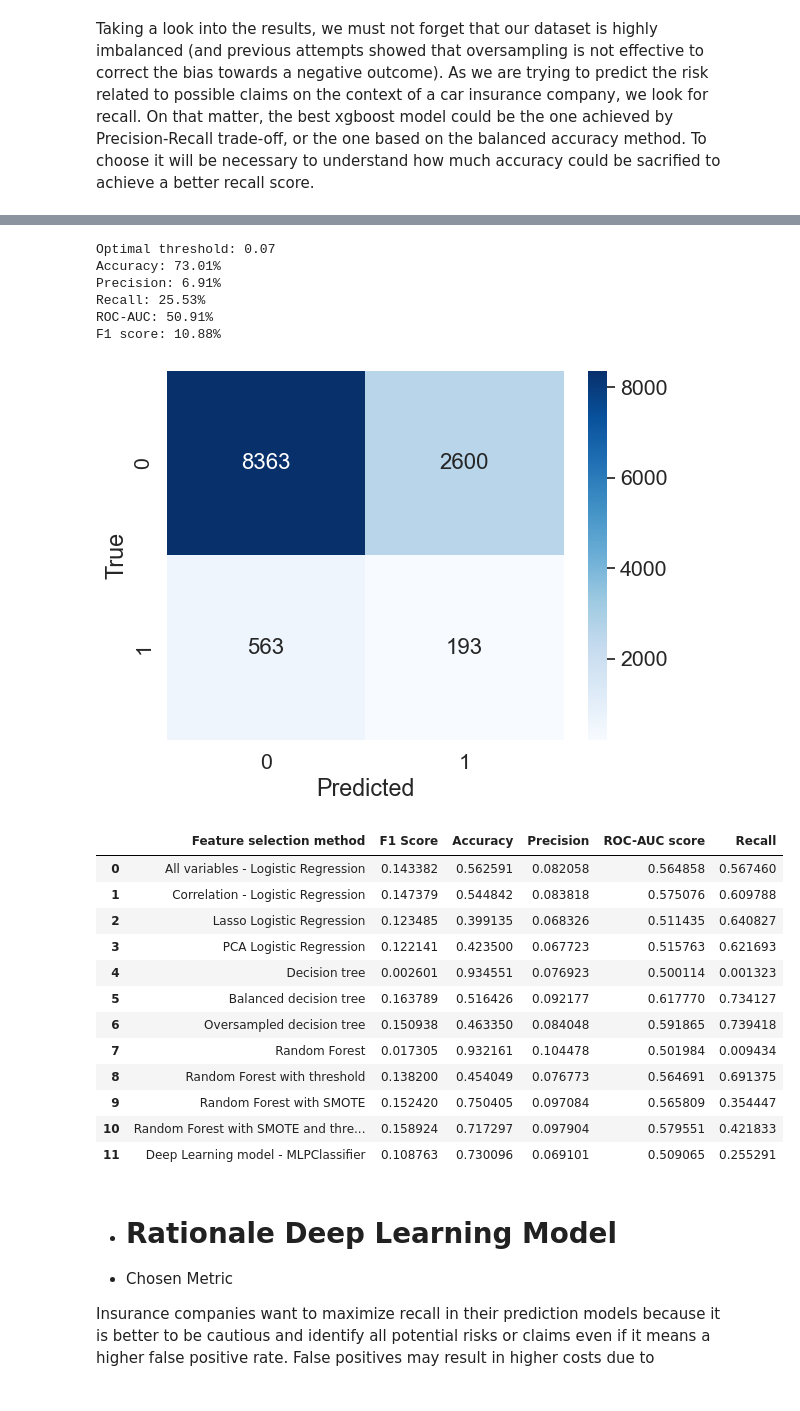
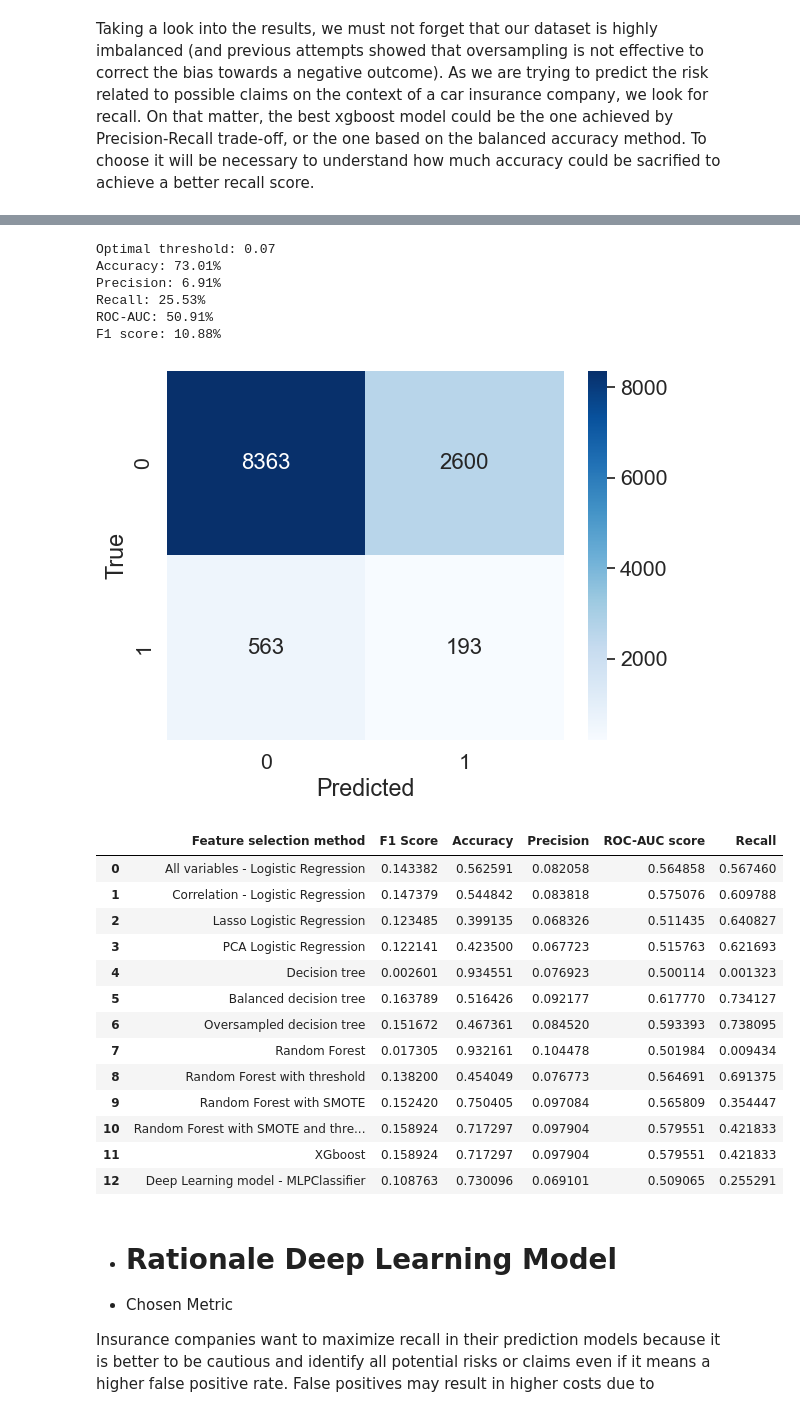
Before and after one commit to annaziegert/insurance_claim_prediciton_nova, a Jupyter notebook: final_notebook/final.ipynb, the cells around one changed output, grey strips where cells are left out. Saved outputs shown, nothing was run; the diff lists cells and outputs as text; code cells hidden in the pictures.

```diff
--- a/final_notebook/final.ipynb
+++ b/final_notebook/final.ipynb
@@ -1973,9 +1948,4 @@ from sklearn.inspection import PartialDependenceDisplay
 # %%
-#Functions
-
-import xgboost as xgb
-from sklearn.metrics import accuracy_score, recall_score, precision_score, precision_recall_curve, auc, confusion_matrix, cohen_kappa_score
-
 
 def xgb_classifier(features, target):
     # split X and y into training and testing sets
@@ -2001,8 +1971,6 @@ def xgb_classifier(features, target):
     y_pred_train = bst.predict(dtrain)
     # Make predictions on the test set
     y_pred_test = bst.predict(dtest)
-
-    import seaborn as sns
 
     # Create a kernel density plot of the predicted probabilities on the test set
     sns.kdeplot(y_pred_test, shade=True, label='Test Set')
@@ -2170,6 +2138,16 @@ plt.ylabel('True Positive Rate')
 plt.title('ROC Curve')
 plt.legend(loc="lower right")
 plt.show()
+
+df12 = {'Feature selection method': ['XGboost'],
+        'F1 Score': [f1_score(y_test, y_pred, pos_label=1)],
+        'Accuracy': [accuracy_score(y_test, y_pred)],
+        'Precision': [precision_score(y_test, y_pred)],
+        'ROC-AUC score': [roc_auc_score(y_test, y_pred)],
+        'Recall': [recall_score(y_test, y_pred)]}
+df12 = pd.DataFrame(df12)
+df = df.append(df12, ignore_index=True)
+df
 # %% [output]
 [figure]
 [figure]
@@ -2586,19 +2568,6 @@ class MLPDropout(MLPClassifier):
         output_activation(activations[i + 1])
         return activations
 # %%
-import pandas as pd
-import numpy as np
-import matplotlib.pyplot as plt
-import seaborn as sns
-from sklearn.model_selection import train_test_split, GridSearchCV
-from sklearn.neural_network import MLPClassifier
-from sklearn.metrics import accuracy_score, precision_score, recall_score, f1_score, confusion_matrix, roc_curve, roc_auc_score
-from sklearn.ensemble import BaggingClassifier
-from sklearn.preprocessing import StandardScaler
-
-import warnings
-warnings.filterwarnings('ignore')
-
 # Load cleaned dataset
 # dataset # pd.read_csv('ml_gw_car_insurance_cleaned.csv')
 
@@ -2644,42 +2613,43 @@ print('F1 score: %.2f%%' % (f1 * 100), '\n\n')
 
 
 # Visualize confusion matrix
 sns.set(font_scale=1.4)  # for label size
 sns.heatmap(conf_matrix, annot=True, annot_kws={"size": 16}, cmap='Blues', fmt='g')
 plt.xlabel('Predicted')
 plt.ylabel('True')
 plt.show()
 
-df12 = {'Feature selection method': ['Deep Learning model - MLPClassifier'],
+df13 = {'Feature selection method': ['Deep Learning model - MLPClassifier'],
         'F1 Score': [f1_score(y_test, y_pred, pos_label=1)],
         'Accuracy': [accuracy_score(y_test, y_pred)],
         'Precision': [precision_score(y_test, y_pred)],
         'ROC-AUC score': [roc_auc_score(y_test, y_pred)],
         'Recall': [recall_score(y_test, y_pred)]}
-df12 = pd.DataFrame(df12)
-df = df.append(df12, ignore_index=True)
+df13 = pd.DataFrame(df13)
+df = df.append(df13, ignore_index=True)
 df
 # %% [output]
 Optimal threshold: 0.07
 Accuracy: 73.01%
 Precision: 6.91%
 Recall: 25.53%
 ROC-AUC: 50.91%
 F1 score: 10.88%
 [figure]
 |  | Feature selection method | F1 Score | Accuracy | Precision | ROC-AUC score | Recall |
 | 0 | All variables - Logistic Regression | 0.143382 | 0.562591 | 0.082058 | 0.564858 | 0.567460 |
 | 1 | Correlation - Logistic Regression | 0.147379 | 0.544842 | 0.083818 | 0.575076 | 0.609788 |
 | 2 | Lasso Logistic Regression | 0.123485 | 0.399135 | 0.068326 | 0.511435 | 0.640827 |
 | 3 | PCA Logistic Regression | 0.122141 | 0.423500 | 0.067723 | 0.515763 | 0.621693 |
 | 4 | Decision tree | 0.002601 | 0.934551 | 0.076923 | 0.500114 | 0.001323 |
 | 5 | Balanced decision tree | 0.163789 | 0.516426 | 0.092177 | 0.617770 | 0.734127 |
-| 6 | Oversampled decision tree | 0.150938 | 0.463350 | 0.084048 | 0.591865 | 0.739418 |
+| 6 | Oversampled decision tree | 0.151672 | 0.467361 | 0.084520 | 0.593393 | 0.738095 |
 | 7 | Random Forest | 0.017305 | 0.932161 | 0.104478 | 0.501984 | 0.009434 |
 | 8 | Random Forest with threshold | 0.138200 | 0.454049 | 0.076773 | 0.564691 | 0.691375 |
 | 9 | Random Forest with SMOTE | 0.152420 | 0.750405 | 0.097084 | 0.565809 | 0.354447 |
 | 10 | Random Forest with SMOTE and thre... | 0.158924 | 0.717297 | 0.097904 | 0.579551 | 0.421833 |
-| 11 | Deep Learning model - MLPClassifier | 0.108763 | 0.730096 | 0.069101 | 0.509065 | 0.255291 |
+| 11 | XGboost | 0.158924 | 0.717297 | 0.097904 | 0.579551 | 0.421833 |
+| 12 | Deep Learning model - MLPClassifier | 0.108763 | 0.730096 | 0.069101 | 0.509065 | 0.255291 |
 # %% [markdown]
 - # Rationale Deep Learning Model
 
```
Also changed, not shown: parts of 38 cells of this notebook.
